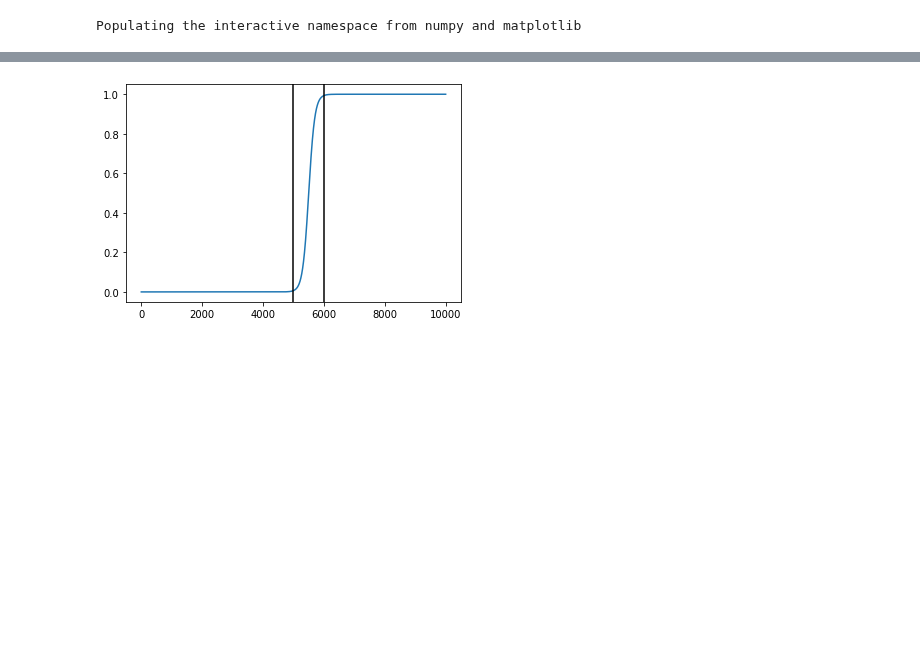
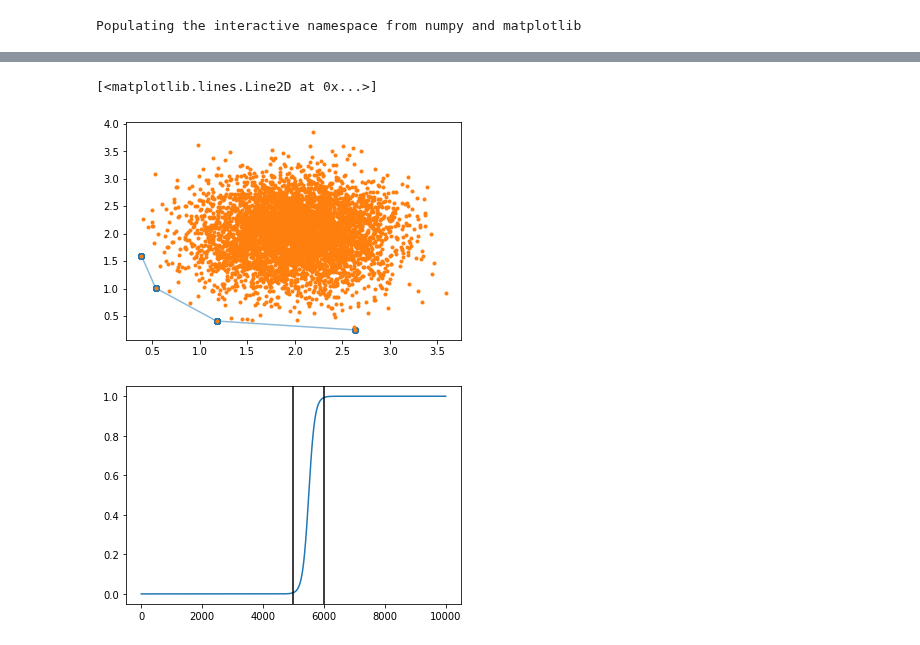
Before and after one commit to mfederici/JADE, a Jupyter notebook: results.ipynb, the cells around one changed output, grey strips where cells are left out. Saved outputs shown, nothing was run; the diff lists cells and outputs as text; code cells hidden in the pictures; blank space fills up the shorter version.

```diff
--- a/results.ipynb
+++ b/results.ipynb
@@ -224,3 +259,22 @@ ax.plot(0.5623351335525513, 0.5623351335525513, 'Xg', markersize=10, label='$q_\
+# %%
+def get_pareto(points, n=100):
+    alpha = np.linspace(0,np.pi/2,n)
+    l = np.concatenate([np.cos(alpha).reshape(-1,1),np.sin(alpha).reshape(-1,1)],1)
+    dist = np.abs(points @ l.T)
+    min_dist_idx = np.argmin(dist, 0)
+    return points[min_dist_idx,:]
+# %%
+points = np.random.normal(2,0.5,10000)
+points = points.reshape(-1,2)
+# %%
+
+pareto = get_pareto(points, n=100)
+
+plt.plot(pareto[:,0],pareto[:,1],'o-', alpha=0.5)
+plt.plot(points[:,0],points[:,1],'.')
+# %% [output]
+[<matplotlib.lines.Line2D at 0x...>]
+[figure, added]
 # %%
 from torch import sigmoid
 
```
Also changed, not shown: parts of 7 cells of this notebook, 3 other files.
